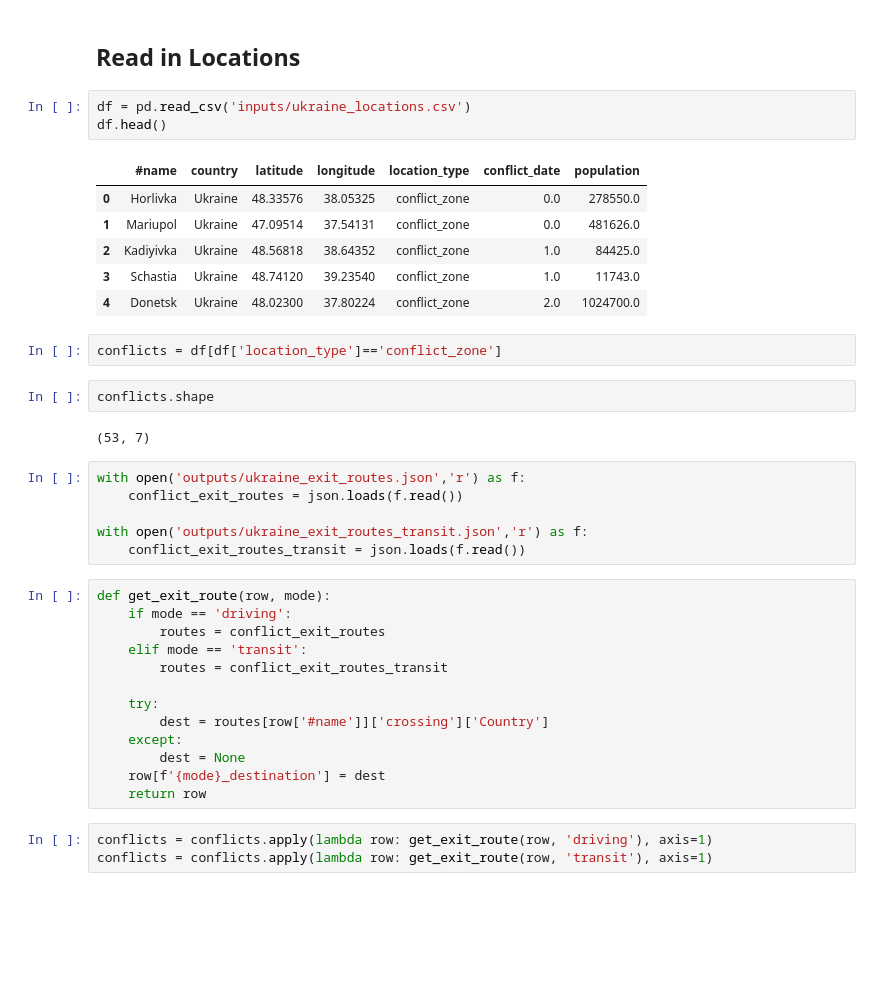
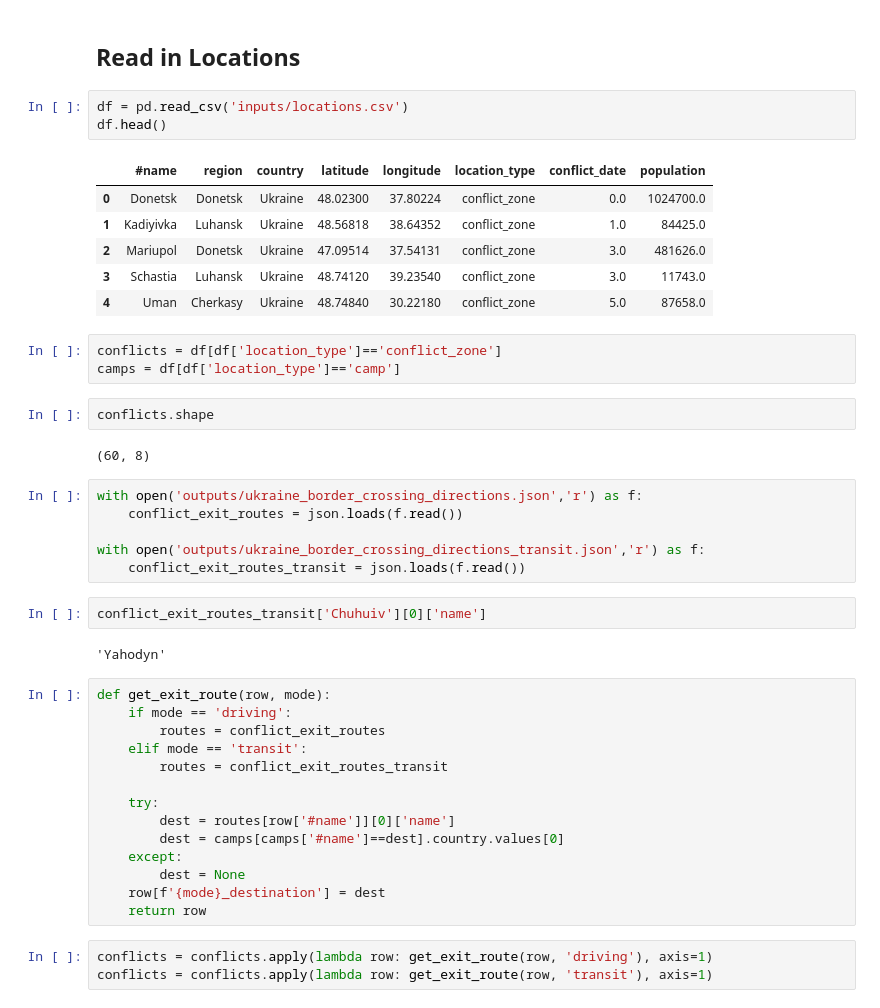
Before and after one commit to jataware/refugee_modeling, a Jupyter notebook: Ukraine-Conflict-Refugee-Counts.ipynb, the cells around one changed output. Cells and saved outputs as stored; diff of their text form; blank space fills up the shorter version.

```diff
--- a/Ukraine-Conflict-Refugee-Counts.ipynb
+++ b/Ukraine-Conflict-Refugee-Counts.ipynb
@@ -23,27 +8,32 @@ print(crossings_df.Country.unique())
 # %% [markdown]
 ## Read in Locations
 # %%
-df = pd.read_csv('inputs/ukraine_locations.csv')
+df = pd.read_csv('inputs/locations.csv')
 df.head()
 # %% [output]
-|  | #name | country | latitude | longitude | location_type | conflict_date | population |
-| 0 | Horlivka | Ukraine | 48.33576 | 38.05325 | conflict_zone | 0.0 | 278550.0 |
-| 1 | Mariupol | Ukraine | 47.09514 | 37.54131 | conflict_zone | 0.0 | 481626.0 |
-| 2 | Kadiyivka | Ukraine | 48.56818 | 38.64352 | conflict_zone | 1.0 | 84425.0 |
-| 3 | Schastia | Ukraine | 48.74120 | 39.23540 | conflict_zone | 1.0 | 11743.0 |
-| 4 | Donetsk | Ukraine | 48.02300 | 37.80224 | conflict_zone | 2.0 | 1024700.0 |
+|  | #name | region | country | latitude | longitude | location_type | conflict_date | population |
+| 0 | Donetsk | Donetsk | Ukraine | 48.02300 | 37.80224 | conflict_zone | 0.0 | 1024700.0 |
+| 1 | Kadiyivka | Luhansk | Ukraine | 48.56818 | 38.64352 | conflict_zone | 1.0 | 84425.0 |
+| 2 | Mariupol | Donetsk | Ukraine | 47.09514 | 37.54131 | conflict_zone | 3.0 | 481626.0 |
+| 3 | Schastia | Luhansk | Ukraine | 48.74120 | 39.23540 | conflict_zone | 3.0 | 11743.0 |
+| 4 | Uman | Cherkasy | Ukraine | 48.74840 | 30.22180 | conflict_zone | 5.0 | 87658.0 |
 # %%
 conflicts = df[df['location_type']=='conflict_zone']
+camps = df[df['location_type']=='camp']
 # %%
 conflicts.shape
 # %% [output]
-(53, 7)
+(60, 8)
 # %%
-with open('outputs/ukraine_exit_routes.json','r') as f:
+with open('outputs/ukraine_border_crossing_directions.json','r') as f:
     conflict_exit_routes = json.loads(f.read())
 
-with open('outputs/ukraine_exit_routes_transit.json','r') as f:
+with open('outputs/ukraine_border_crossing_directions_transit.json','r') as f:
     conflict_exit_routes_transit = json.loads(f.read())
+# %%
+conflict_exit_routes_transit['Chuhuiv'][0]['name']
+# %% [output]
+'Yahodyn'
 # %%
 def get_exit_route(row, mode):
     if mode == 'driving':
@@ -52,7 +42,8 @@ def get_exit_route(row, mode):
         routes = conflict_exit_routes_transit
 
     try:
-        dest = routes[row['#name']]['crossing']['Country']
+        dest = routes[row['#name']][0]['name']
+        dest = camps[camps['#name']==dest].country.values[0]
     except:
         dest = None
     row[f'{mode}_destination'] = dest
```
Also changed, not shown: parts of 13 cells of this notebook, 11 other files.
